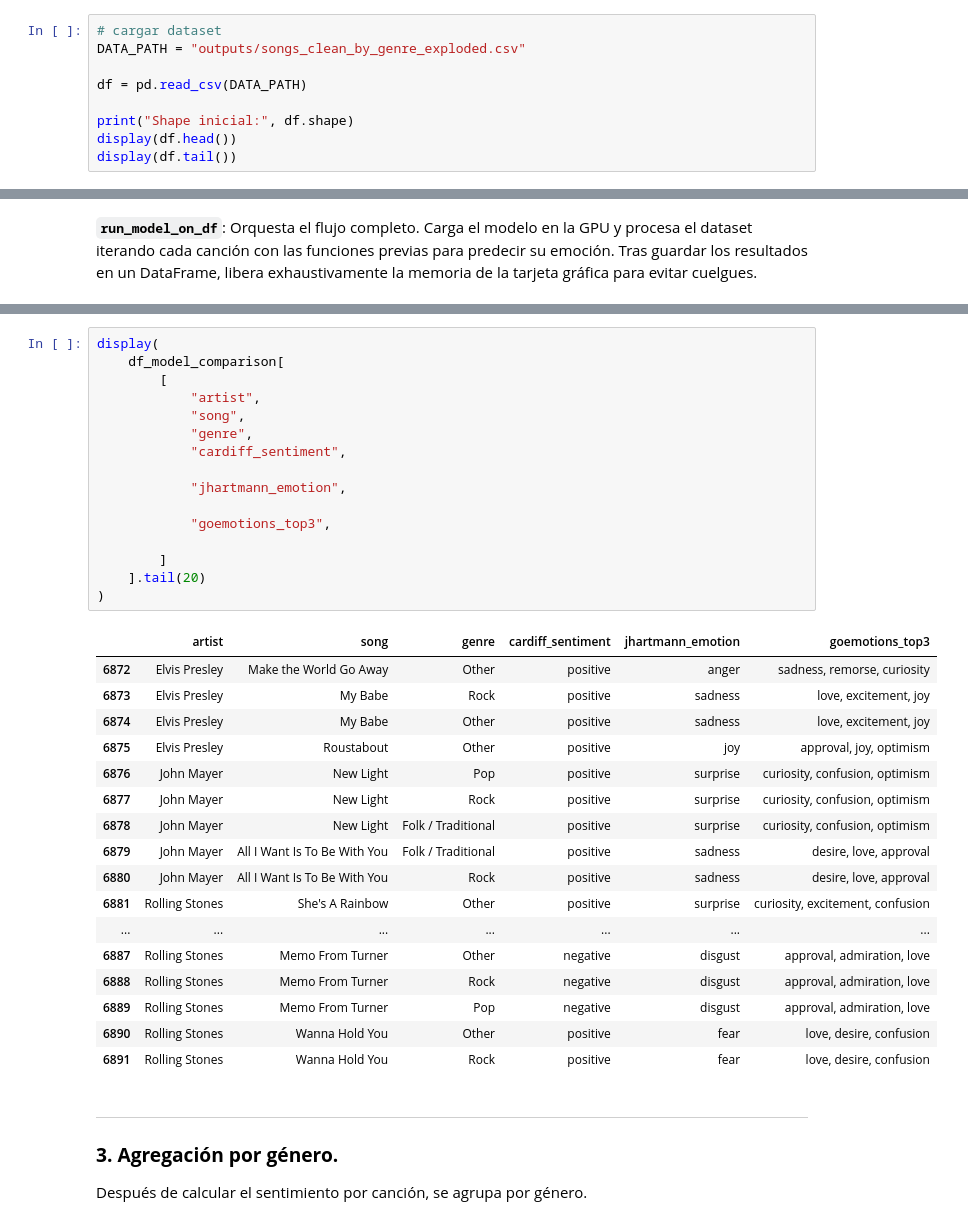
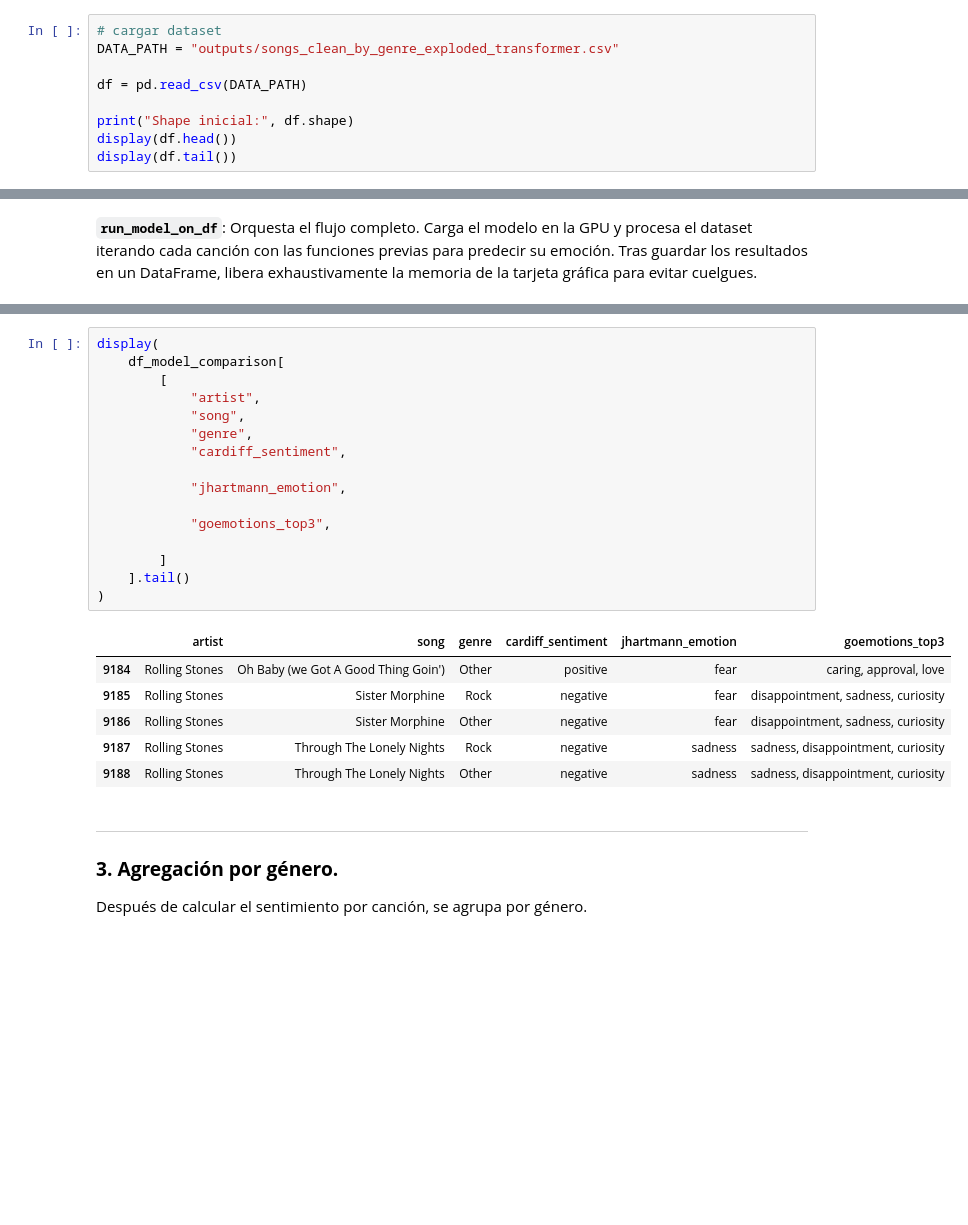
Before and after one commit to pacarma4/NLP, a Jupyter notebook: sentiment_analysis.ipynb, the cells around one changed output, grey strips where cells are left out. Cells and saved outputs as stored; diff of their text form; blank space fills up the shorter version.

```diff
--- a/sentiment_analysis.ipynb
+++ b/sentiment_analysis.ipynb
@@ -62,7 +62,7 @@ from transformers import AutoModelForSequenceClassification, AutoTokenizer
 Limpiar la letra sin destruir información útil para el sentimiento. En análisis de sentimiento no conviene eliminar stopwords agresivamente, porque palabras como not, never, no, without cambian completamente el significado.
 # %%
 # cargar dataset
-DATA_PATH = "outputs/songs_clean_by_genre_exploded.csv"
+DATA_PATH = "outputs/songs_clean_by_genre_exploded_transformer.csv"
 
 df = pd.read_csv(DATA_PATH)
 
@@ -685,37 +685,26 @@ Etiquetas del modelo:
 # %%
 display(
     df_model_comparison[
         [
             "artist",
             "song",
             "genre",
             "cardiff_sentiment",
 
             "jhartmann_emotion",
 
             "goemotions_top3",
 
         ]
-    ].tail(20)
+    ].tail()
 )
 # %% [output]
 |  | artist | song | genre | cardiff_sentiment | jhartmann_emotion | goemotions_top3 |
-| 6872 | Elvis Presley | Make the World Go Away | Other | positive | anger | sadness, remorse, curiosity |
-| 6873 | Elvis Presley | My Babe | Rock | positive | sadness | love, excitement, joy |
-| 6874 | Elvis Presley | My Babe | Other | positive | sadness | love, excitement, joy |
-| 6875 | Elvis Presley | Roustabout | Other | positive | joy | approval, joy, optimism |
-| 6876 | John Mayer | New Light | Pop | positive | surprise | curiosity, confusion, optimism |
-| 6877 | John Mayer | New Light | Rock | positive | surprise | curiosity, confusion, optimism |
-| 6878 | John Mayer | New Light | Folk / Traditional | positive | surprise | curiosity, confusion, optimism |
-| 6879 | John Mayer | All I Want Is To Be With You | Folk / Traditional | positive | sadness | desire, love, approval |
-| 6880 | John Mayer | All I Want Is To Be With You | Rock | positive | sadness | desire, love, approval |
-| 6881 | Rolling Stones | She's A Rainbow | Other | positive | surprise | curiosity, excitement, confusion |
-| ... | ... | ... | ... | ... | ... | ... |
-| 6887 | Rolling Stones | Memo From Turner | Other | negative | disgust | approval, admiration, love |
-| 6888 | Rolling Stones | Memo From Turner | Rock | negative | disgust | approval, admiration, love |
-| 6889 | Rolling Stones | Memo From Turner | Pop | negative | disgust | approval, admiration, love |
-| 6890 | Rolling Stones | Wanna Hold You | Other | positive | fear | love, desire, confusion |
-| 6891 | Rolling Stones | Wanna Hold You | Rock | positive | fear | love, desire, confusion |
+| 9184 | Rolling Stones | Oh Baby (we Got A Good Thing Goin') | Other | positive | fear | caring, approval, love |
+| 9185 | Rolling Stones | Sister Morphine | Rock | negative | fear | disappointment, sadness, curiosity |
+| 9186 | Rolling Stones | Sister Morphine | Other | negative | fear | disappointment, sadness, curiosity |
+| 9187 | Rolling Stones | Through The Lonely Nights | Rock | negative | sadness | sadness, disappointment, curiosity |
+| 9188 | Rolling Stones | Through The Lonely Nights | Other | negative | sadness | sadness, disappointment, curiosity |
 # %% [markdown]
 ---
 
```
Also changed, not shown: parts of 16 cells of this notebook, 1 other file.
